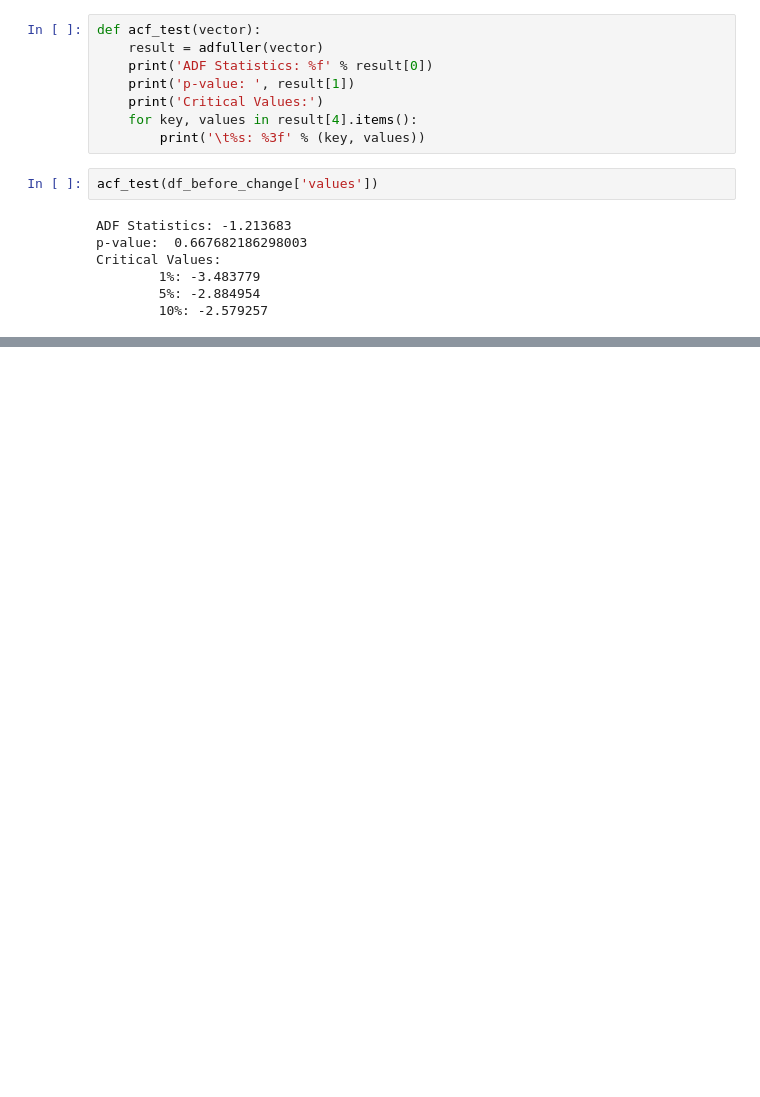
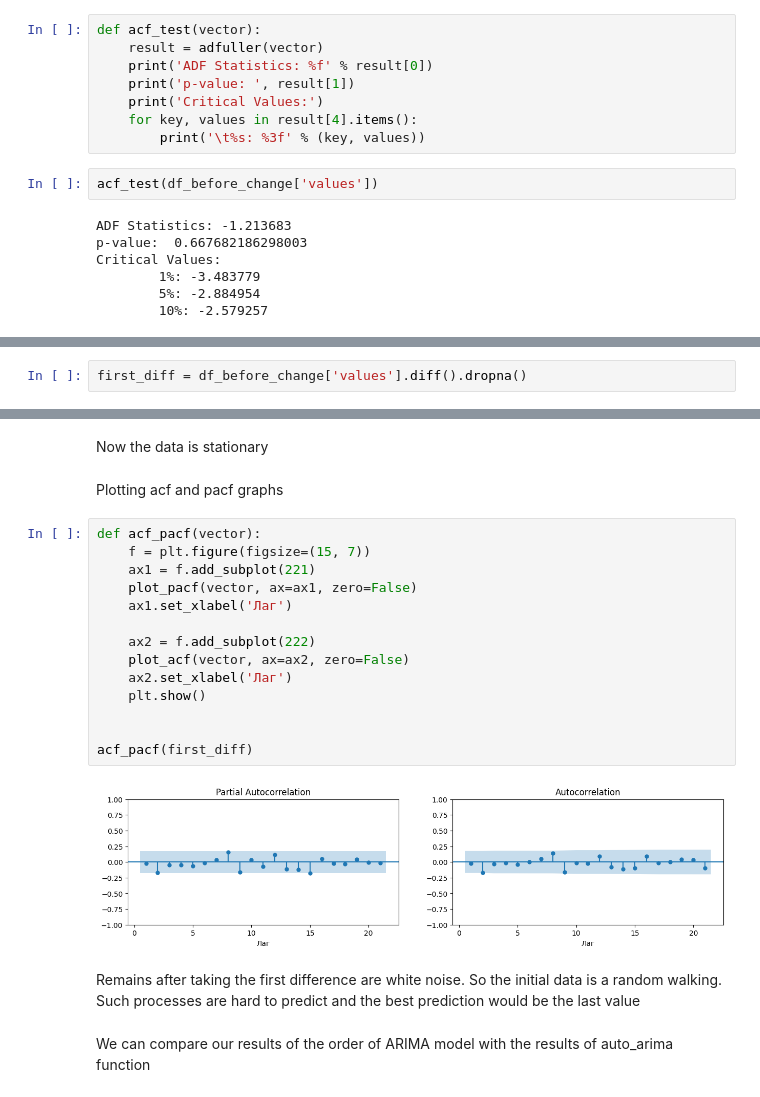
Before and after one commit to emBykov/Sber_Futures_Price_Forecast2022, a Jupyter notebook: Course work.ipynb, the cells around one changed output, grey strips where cells are left out. Cells and saved outputs as stored; diff of their text form; blank space fills up the shorter version.

```diff
--- a/Course work.ipynb
+++ b/Course work.ipynb
@@ -116,0 +139,2 @@ Critical Values:
+# %%
+first_diff = df_before_change['values'].diff().dropna()
@@ -116,0 +150,25 @@ Critical Values:
+# %% [markdown]
+Now the data is stationary
+# %% [markdown]
+Plotting acf and pacf graphs
+# %%
+def acf_pacf(vector):
+    f = plt.figure(figsize=(15, 7))
+    ax1 = f.add_subplot(221)
+    plot_pacf(vector, ax=ax1, zero=False)
+    ax1.set_xlabel('Лаг')
+
+    ax2 = f.add_subplot(222)
+    plot_acf(vector, ax=ax2, zero=False)
+    ax2.set_xlabel('Лаг')
+    plt.show()
+
+
+acf_pacf(first_diff)
+# %% [output]
+[figure, added]
+# %% [markdown]
+Remains after taking the first difference are white noise. So the initial data is a random walking.
+Such processes are hard to predict and the best prediction would be the last value
+# %% [markdown]
+We can compare our results of the order of ARIMA model with the results of auto_arima function
```
Also changed, not shown: parts of 43 cells of this notebook.
